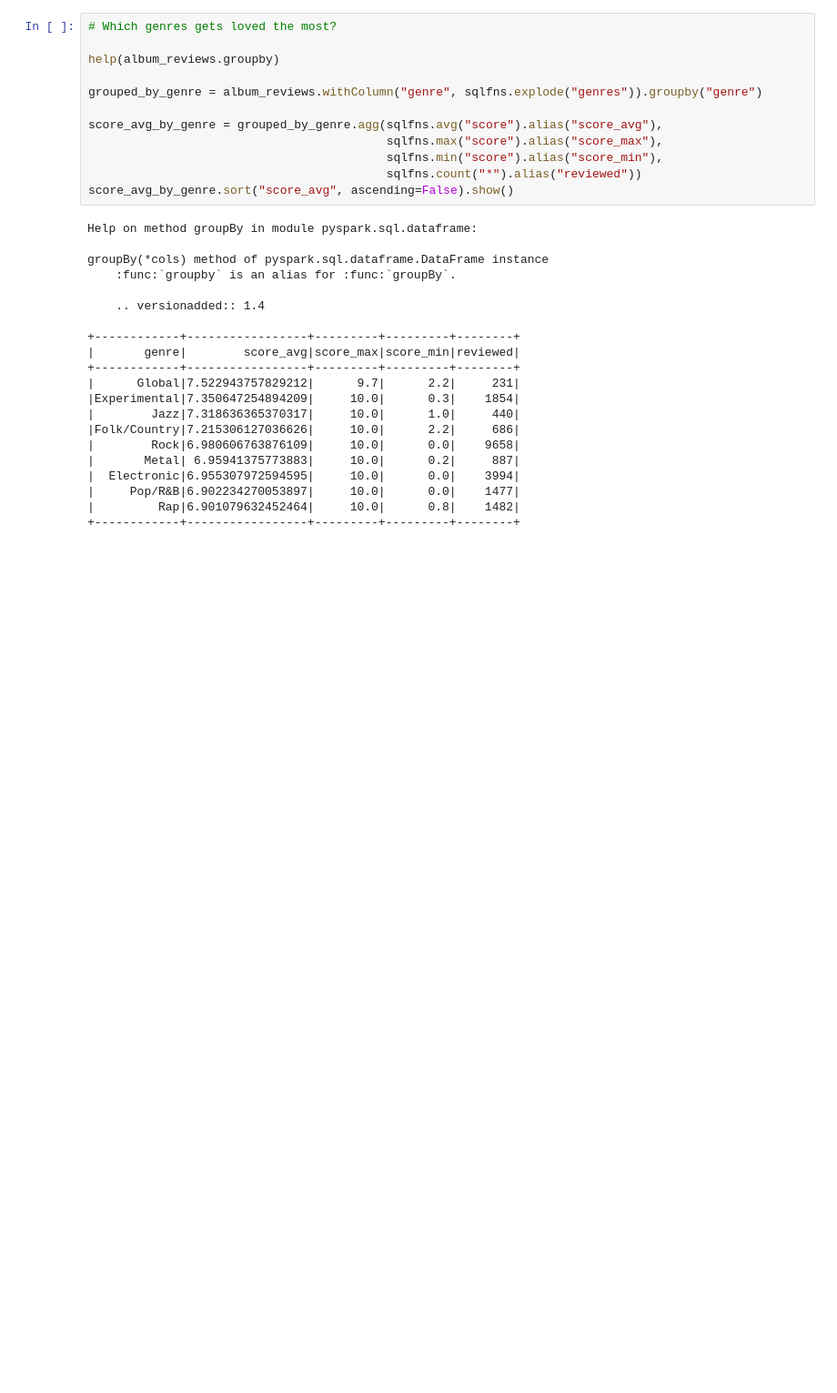
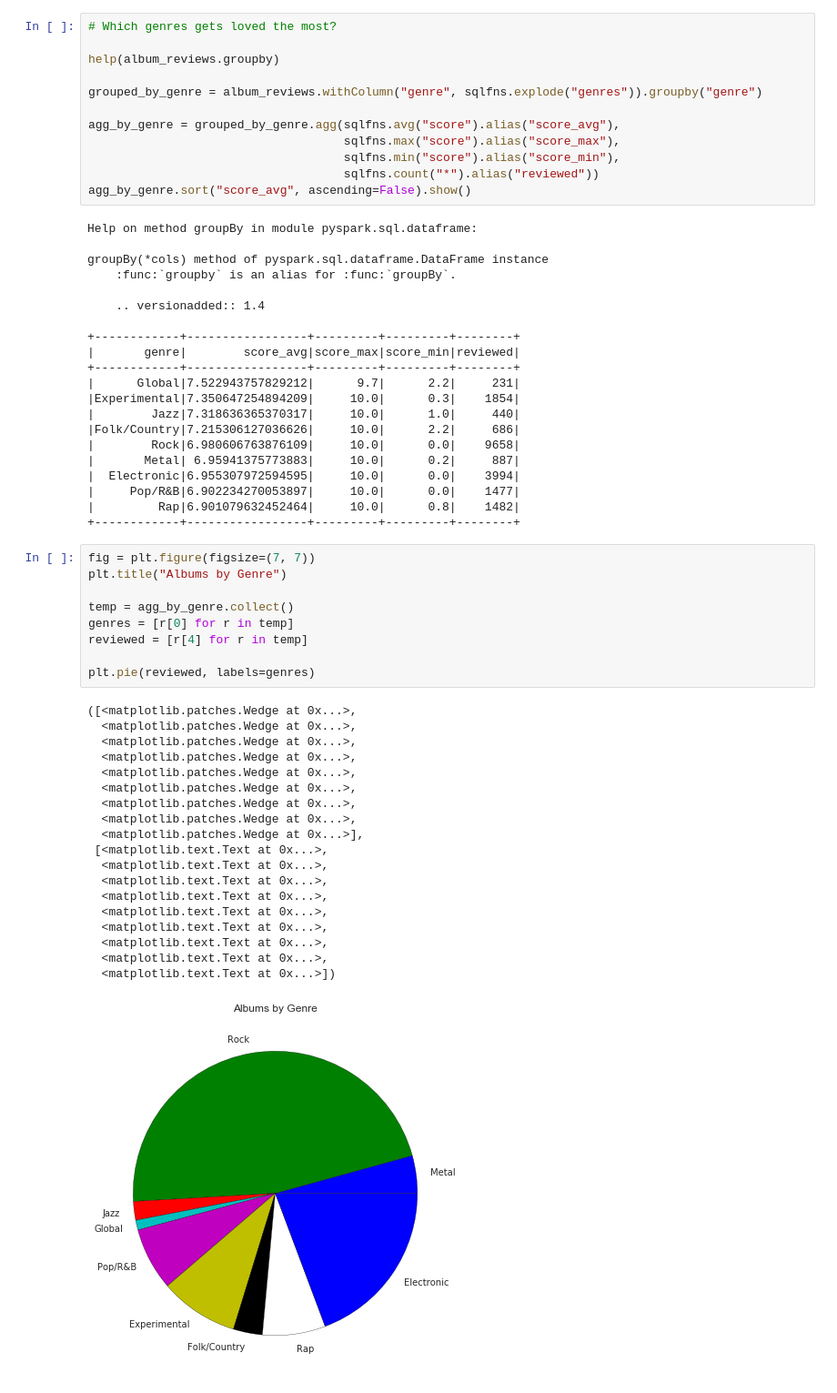
Before and after one commit to microamp/pitchfork-analysis, a Jupyter notebook: Untitled.ipynb, the cells around one changed output. Shown at 91% size. Drawn from its saved outputs; the diff is of its cells as text; blank space fills up the shorter version.

```diff
--- a/Untitled.ipynb
+++ b/Untitled.ipynb
@@ -426,11 +524,11 @@ help(album_reviews.groupby)
 
 grouped_by_genre = album_reviews.withColumn("genre", sqlfns.explode("genres")).groupby("genre")
 
-score_avg_by_genre = grouped_by_genre.agg(sqlfns.avg("score").alias("score_avg"),
-                                          sqlfns.max("score").alias("score_max"),
-                                          sqlfns.min("score").alias("score_min"),
-                                          sqlfns.count("*").alias("reviewed"))
-score_avg_by_genre.sort("score_avg", ascending=False).show()
+agg_by_genre = grouped_by_genre.agg(sqlfns.avg("score").alias("score_avg"),
+                                    sqlfns.max("score").alias("score_max"),
+                                    sqlfns.min("score").alias("score_min"),
+                                    sqlfns.count("*").alias("reviewed"))
+agg_by_genre.sort("score_avg", ascending=False).show()
 # %% [output]
 Help on method groupBy in module pyspark.sql.dataframe:
 
@@ -452,3 +550,32 @@ groupBy(*cols) method of pyspark.sql.dataframe.DataFrame instance
 |     Pop/R&B|6.902234270053897|     10.0|      0.0|    1477|
 |         Rap|6.901079632452464|     10.0|      0.8|    1482|
 +------------+-----------------+---------+---------+--------+
+# %%
+fig = plt.figure(figsize=(7, 7))
+plt.title("Albums by Genre")
+
+temp = agg_by_genre.collect()
+genres = [r[0] for r in temp]
+reviewed = [r[4] for r in temp]
+
+plt.pie(reviewed, labels=genres)
+# %% [output]
+([<matplotlib.patches.Wedge at 0x...>,
+  <matplotlib.patches.Wedge at 0x...>,
+  <matplotlib.patches.Wedge at 0x...>,
+  <matplotlib.patches.Wedge at 0x...>,
+  <matplotlib.patches.Wedge at 0x...>,
+  <matplotlib.patches.Wedge at 0x...>,
+  <matplotlib.patches.Wedge at 0x...>,
+  <matplotlib.patches.Wedge at 0x...>,
+  <matplotlib.patches.Wedge at 0x...>],
+ [<matplotlib.text.Text at 0x...>,
+  <matplotlib.text.Text at 0x...>,
+  <matplotlib.text.Text at 0x...>,
+  <matplotlib.text.Text at 0x...>,
+  <matplotlib.text.Text at 0x...>,
+  <matplotlib.text.Text at 0x...>,
+  <matplotlib.text.Text at 0x...>,
+  <matplotlib.text.Text at 0x...>,
+  <matplotlib.text.Text at 0x...>])
+[figure, added]
```
Also changed, not shown: parts of 9 cells of this notebook.
